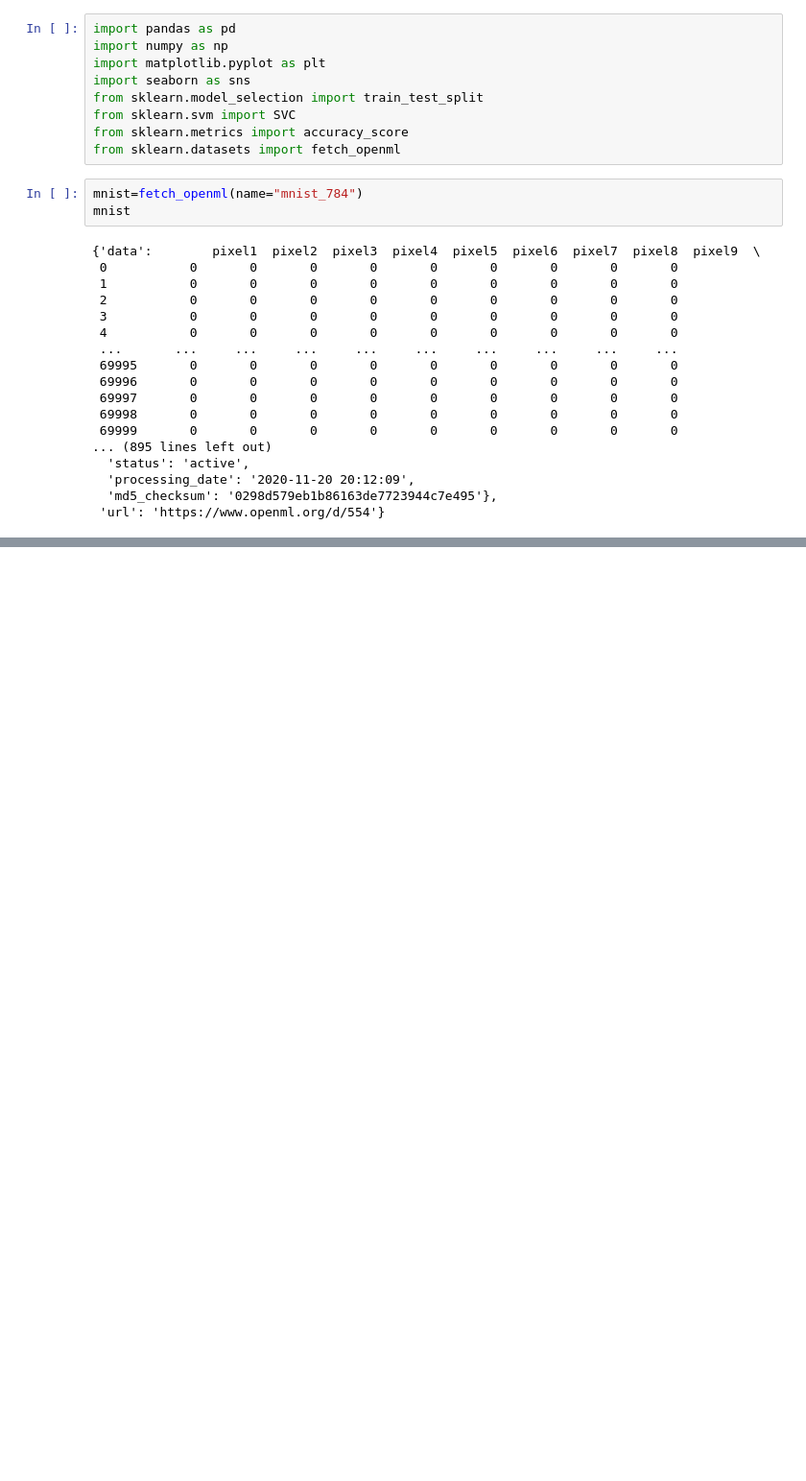
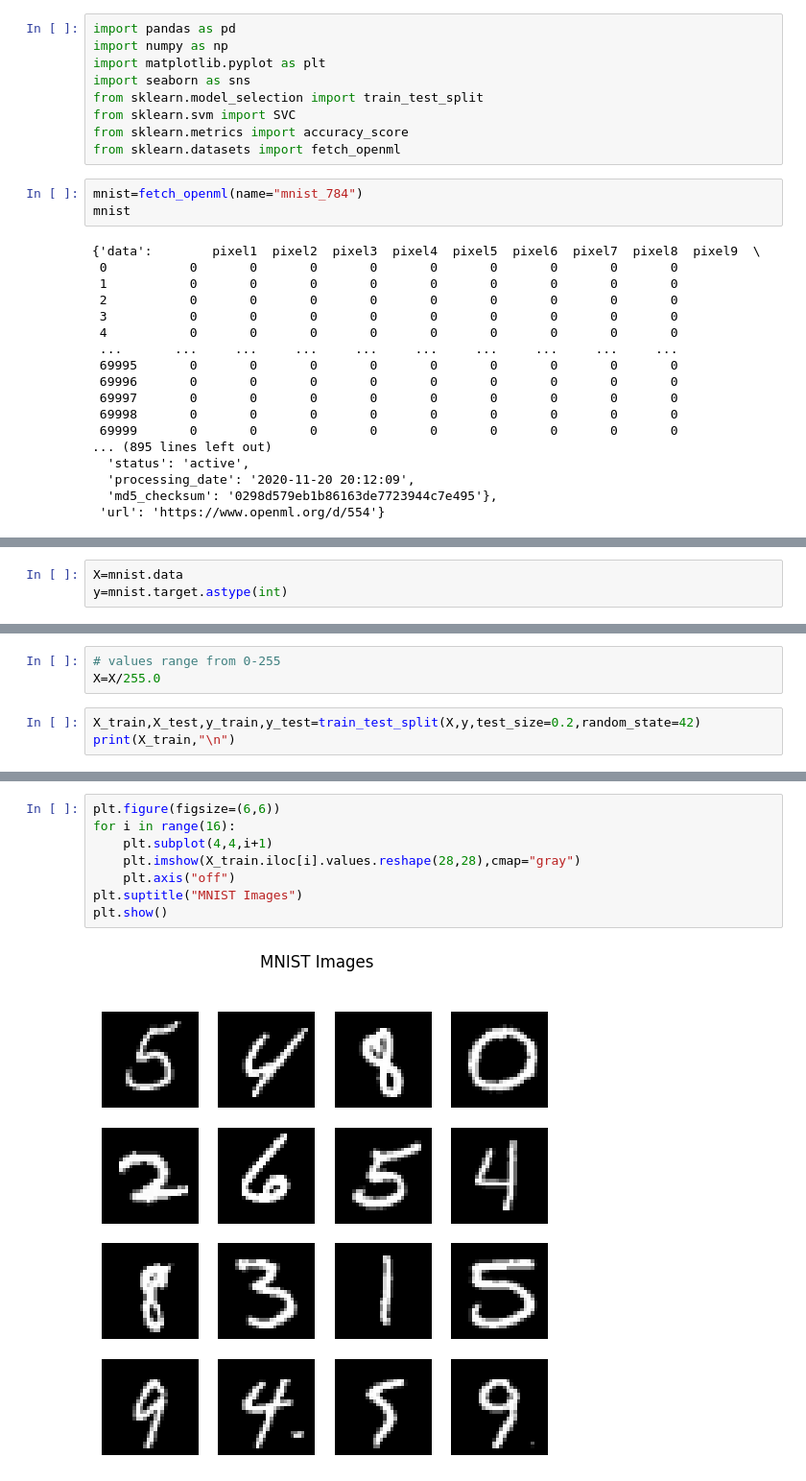
Before and after one commit to UmymaM/ml-dl-cv-fundamentals, a Jupyter notebook: image-classifier/mnist_classification.ipynb, the cells around one changed output, grey strips where cells are left out. Shown at 96% size. Drawn from its saved outputs; the diff is of its cells as text; blank space fills up the shorter version.

```diff
--- a/image-classifier/mnist_classification.ipynb
+++ b/image-classifier/mnist_classification.ipynb
@@ -37,0 +66,3 @@ sklearn.utils._bunch.Bunch
+# %%
+X=mnist.data
+y=mnist.target.astype(int)
@@ -37,0 +92,6 @@ sklearn.utils._bunch.Bunch
+# %%
+# values range from 0-255
+X=X/255.0
+# %%
+X_train,X_test,y_train,y_test=train_test_split(X,y,test_size=0.2,random_state=42)
+print(X_train,"\n")
@@ -37,0 +140,10 @@ sklearn.utils._bunch.Bunch
+# %%
+plt.figure(figsize=(6,6))
+for i in range(16):
+    plt.subplot(4,4,i+1)
+    plt.imshow(X_train.iloc[i].values.reshape(28,28),cmap="gray")
+    plt.axis("off")
+plt.suptitle("MNIST Images")
+plt.show()
+# %% [output]
+[figure, added]
```
Also changed, not shown: parts of 16 cells of this notebook.
